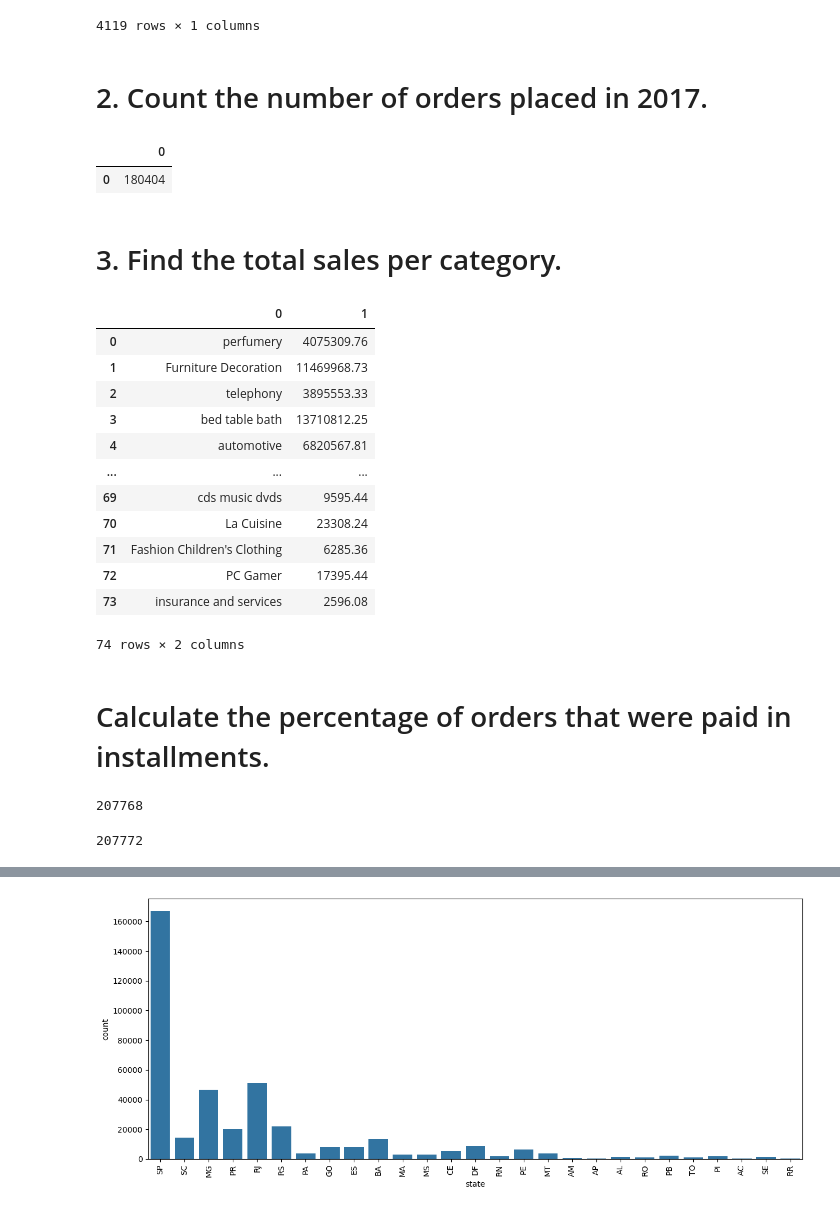
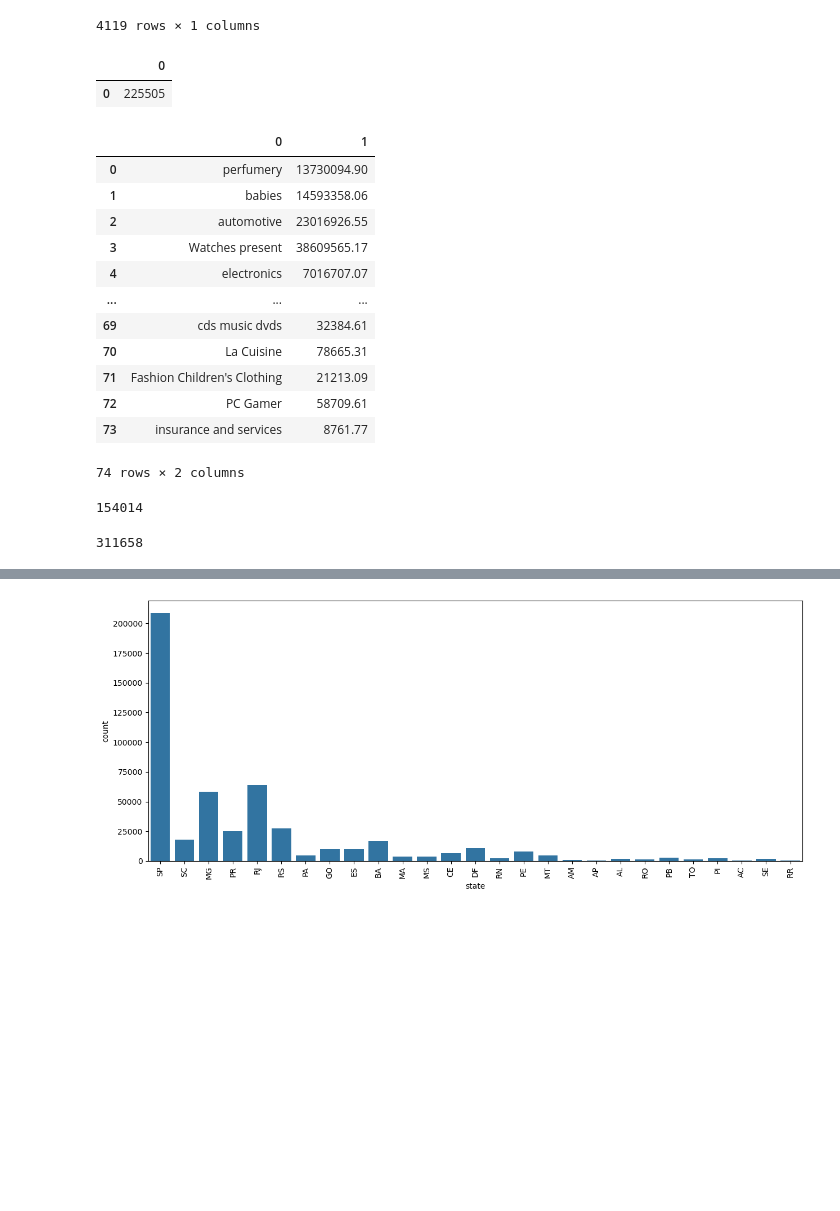
Before and after one commit to nav-n-eet/eCommerce_Project, a Jupyter notebook: ecommerce.ipynb, the cells around one changed output, grey strips where cells are left out. Drawn from its saved outputs; the diff is of its cells as text; code cells hidden in the pictures; blank space fills up the shorter version.

```diff
--- a/ecommerce.ipynb
+++ b/ecommerce.ipynb
@@ -152 +8,4 @@ cur = db.cursor()
+# %%
+mydb=connection.connect(host="localhost",user="root",passwd="1234", database="ecommerce",use_pure=True)
+cursor = mydb.cursor() #creating cursor to execute query
 # %%
@@ -171,78 +31,75 @@ df
 | 4117 | sao rafael |
 | 4118 | eugenio de castro |
 4119 rows × 1 columns
-# %% [markdown]
-# 2. Count the number of orders placed in 2017.
 # %%
+#2 Count the number of orders placed in 2017.
 query = """ select count(order_id) from orders where year(order_purchase_timestamp) = 2017 """
 
-cur.execute(query)
+cursor.execute(query)
 
-data = cur.fetchall()  #fetchall(): Fetches all rows from the executed query.
+data = cursor.fetchall()  #fetchall(): Fetches all rows from the executed query.
 df=pd.DataFrame(data)
 df
 # %% [output]
 |  | 0 |
-| 0 | 180404 |
+| 0 | 225505 |
-# %% [markdown]
-# 3. Find the total sales per category.
 # %%
+# 3. Find the total sales per category.
 query = """ select products.product_category category,
 round(sum(payments.payment_value),2) sales
 from products
 join order_items
 on products.product_id=order_items.product_id  #since there was no direct join from product to
 join payments
 on payments.order_id = order_items.order_id
 group by category; """
 
-cur.execute(query)
+cursor.execute(query)
 
-data = cur.fetchall()  #fetchall(): Fetches all rows from the executed query.
+data = cursor.fetchall()  #fetchall(): Fetches all rows from the executed query.
 df=pd.DataFrame(data)
 df
 # %% [output]
 |  | 0 | 1 |
-| 0 | perfumery | 4075309.76 |
-| 1 | Furniture Decoration | 11469968.73 |
-| 2 | telephony | 3895553.33 |
-| 3 | bed table bath | 13710812.25 |
-| 4 | automotive | 6820567.81 |
+| 0 | perfumery | 13730094.90 |
+| 1 | babies | 14593358.06 |
+| 2 | automotive | 23016926.55 |
+| 3 | Watches present | 38609565.17 |
+| 4 | electronics | 7016707.07 |
 | ... | ... | ... |
-| 69 | cds music dvds | 9595.44 |
-| 70 | La Cuisine | 23308.24 |
-| 71 | Fashion Children's Clothing | 6285.36 |
-| 72 | PC Gamer | 17395.44 |
-| 73 | insurance and services | 2596.08 |
+| 69 | cds music dvds | 32384.61 |
+| 70 | La Cuisine | 78665.31 |
+| 71 | Fashion Children's Clothing | 21213.09 |
+| 72 | PC Gamer | 58709.61 |
+| 73 | insurance and services | 8761.77 |
 74 rows × 2 columns
-# %% [markdown]
-# Calculate the percentage of orders that were paid in installments.
 # %%
+#4 Calculate the percentage of orders that were paid in installments.
 a = """
 select count(payment_installments)
 from payments
-where payment_installments >= 1
+where payment_installments > 1
 """
-cur.execute(a)
+cursor.execute(a)
 
-data_a = cur.fetchone()
+data_a = cursor.fetchone()
 
 data_a=int(data_a[0])
 data_a
 # %% [output]
-207768
+154014
 # %%
 b="""select count(payment_installments)
 from payments
 """
-cur.execute(b)
+cursor.execute(b)
 
-data_b = cur.fetchone()
+data_b = cursor.fetchone()
 
 data_b=int(data_b[0])
 data_b
 # %% [output]
-207772
+311658
 # %%
 print('percentage =',(data_a/data_b)*100)
 # %% [output]
```
Also changed, not shown: parts of 45 cells of this notebook.
